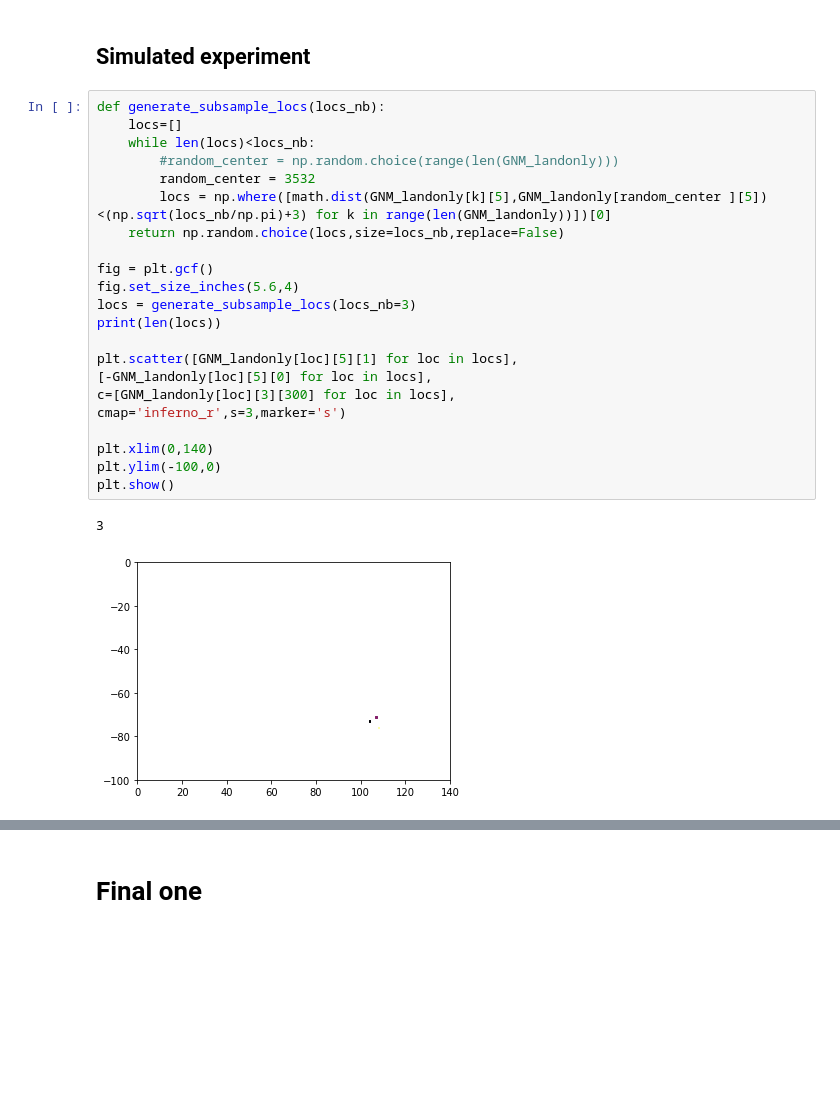
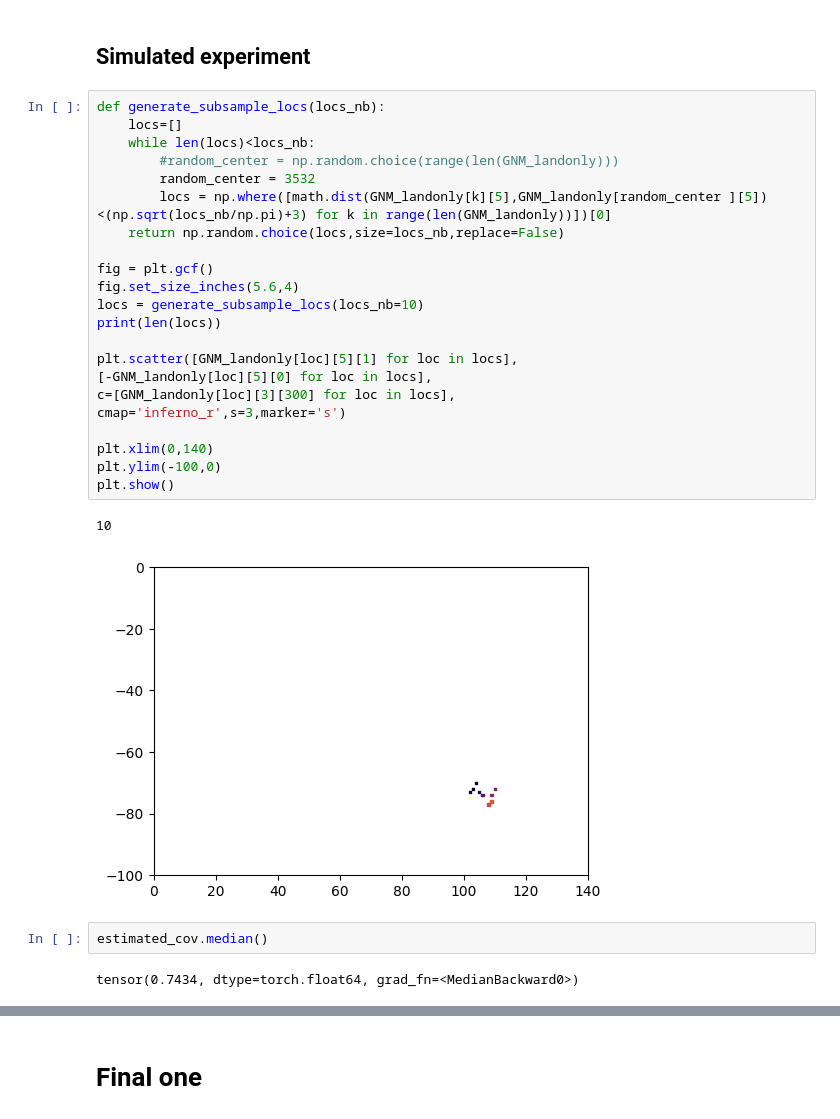
Before and after one commit to Huk-David/SpaDep_VCop, a Jupyter notebook: body/Full_SR_optim.ipynb, the cells around one changed output, grey strips where cells are left out. Saved outputs shown, nothing was run; the diff lists cells and outputs as text; blank space fills up the shorter version.

```diff
--- a/body/Full_SR_optim.ipynb
+++ b/body/Full_SR_optim.ipynb
@@ -246,26 +257,30 @@ censor_levels_u = scs.norm.cdf(censor_levels_di)
 # %%
 def generate_subsample_locs(locs_nb):
     locs=[]
     while len(locs)<locs_nb:
         #random_center = np.random.choice(range(len(GNM_landonly)))
         random_center = 3532
         locs = np.where([math.dist(GNM_landonly[k][5],GNM_landonly[random_center ][5])<(np.sqrt(locs_nb/np.pi)+3) for k in range(len(GNM_landonly))])[0]
     return np.random.choice(locs,size=locs_nb,replace=False)
 
 fig = plt.gcf()
 fig.set_size_inches(5.6,4)
-locs = generate_subsample_locs(locs_nb=3)
+locs = generate_subsample_locs(locs_nb=10)
 print(len(locs))
 
 plt.scatter([GNM_landonly[loc][5][1] for loc in locs],
 [-GNM_landonly[loc][5][0] for loc in locs],
 c=[GNM_landonly[loc][3][300] for loc in locs],
 cmap='inferno_r',s=3,marker='s')
 
 plt.xlim(0,140)
 plt.ylim(-100,0)
 plt.show()
 # %% [output]
-3
+10
-[figure, old version]
+[figure, new version]
+# %%
+estimated_cov.median()
+# %% [output]
+tensor(0.7434, dtype=torch.float64, grad_fn=<MedianBackward0>)
 # %%
```
Also changed, not shown: parts of 17 cells of this notebook.
